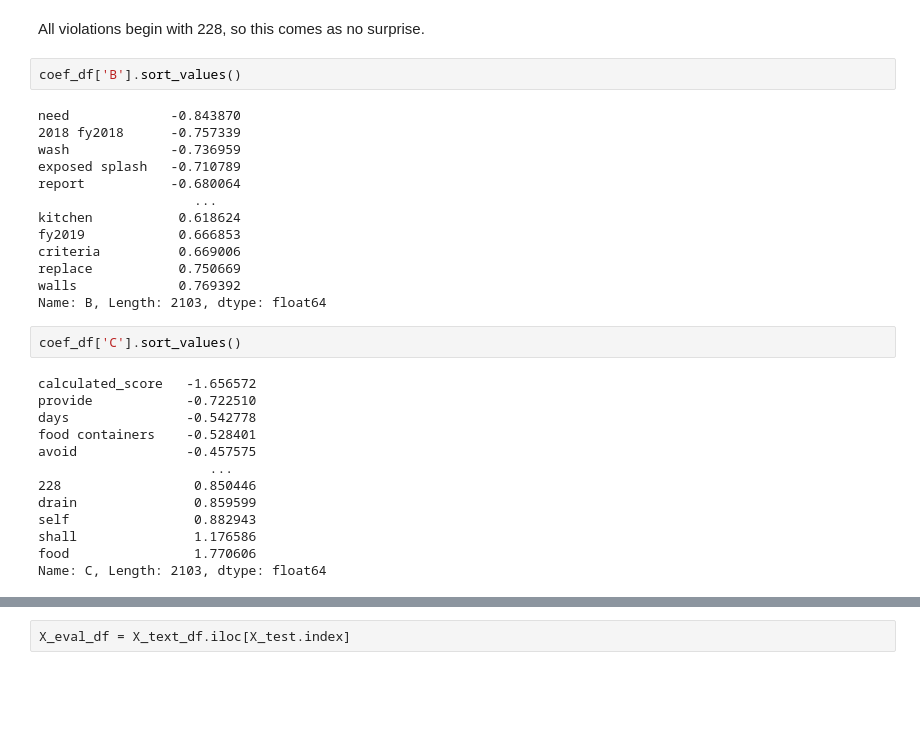
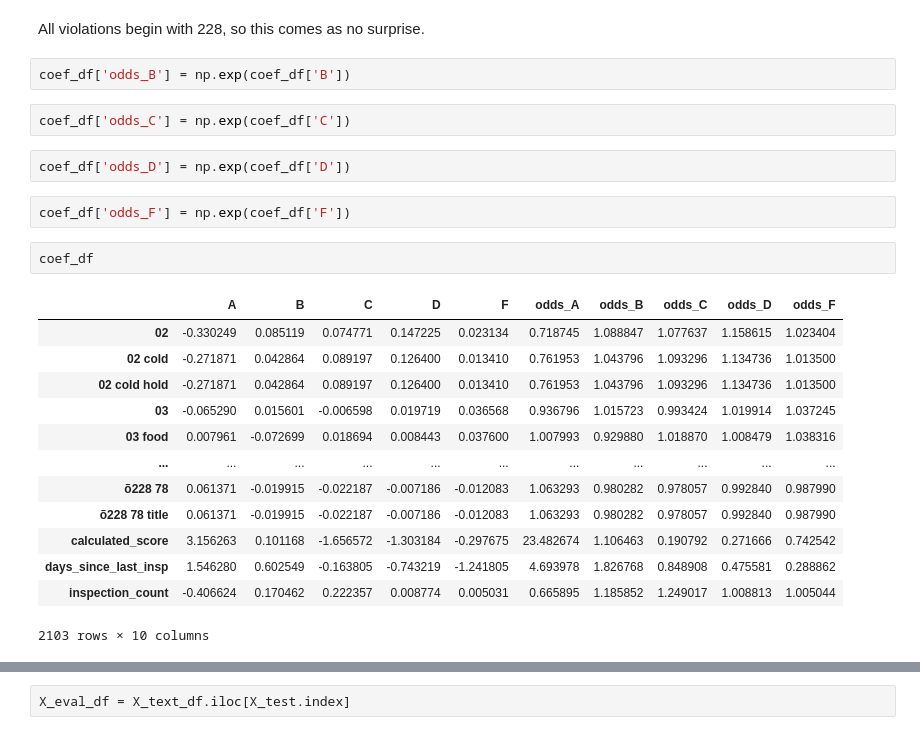
Before and after one commit to BLGreenspan/Capstone, a Jupyter notebook: Capstone Code.ipynb, the cells around one changed output, grey strips where cells are left out. Saved outputs shown, nothing was run; the diff lists cells and outputs as text; blank space fills up the shorter version.

```diff
--- a/Capstone Code.ipynb
+++ b/Capstone Code.ipynb
@@ -863,32 +877,26 @@ Name: A, dtype: float64
 # %% [markdown]
 All violations begin with 228, so this comes as no surprise.
+# %%
+coef_df['odds_B'] = np.exp(coef_df['B'])
+# %%
+coef_df['odds_C'] = np.exp(coef_df['C'])
+# %%
+coef_df['odds_D'] = np.exp(coef_df['D'])
+# %%
+coef_df['odds_F'] = np.exp(coef_df['F'])
 # %%
-coef_df['B'].sort_values()
+coef_df
 # %% [output]
+|  | A | B | C | D | F | odds_A | odds_B | odds_C | odds_D | odds_F |
+| 02 | -0.330249 | 0.085119 | 0.074771 | 0.147225 | 0.023134 | 0.718745 | 1.088847 | 1.077637 | 1.158615 | 1.023404 |
+| 02 cold | -0.271871 | 0.042864 | 0.089197 | 0.126400 | 0.013410 | 0.761953 | 1.043796 | 1.093296 | 1.134736 | 1.013500 |
+| 02 cold hold | -0.271871 | 0.042864 | 0.089197 | 0.126400 | 0.013410 | 0.761953 | 1.043796 | 1.093296 | 1.134736 | 1.013500 |
+| 03 | -0.065290 | 0.015601 | -0.006598 | 0.019719 | 0.036568 | 0.936796 | 1.015723 | 0.993424 | 1.019914 | 1.037245 |
+| 03 food | 0.007961 | -0.072699 | 0.018694 | 0.008443 | 0.037600 | 1.007993 | 0.929880 | 1.018870 | 1.008479 | 1.038316 |
+| ... | ... | ... | ... | ... | ... | ... | ... | ... | ... | ... |
+| õ228 78 | 0.061371 | -0.019915 | -0.022187 | -0.007186 | -0.012083 | 1.063293 | 0.980282 | 0.978057 | 0.992840 | 0.987990 |
+| õ228 78 title | 0.061371 | -0.019915 | -0.022187 | -0.007186 | -0.012083 | 1.063293 | 0.980282 | 0.978057 | 0.992840 | 0.987990 |
+| calculated_score | 3.156263 | 0.101168 | -1.656572 | -1.303184 | -0.297675 | 23.482674 | 1.106463 | 0.190792 | 0.271666 | 0.742542 |
+| days_since_last_insp | 1.546280 | 0.602549 | -0.163805 | -0.743219 | -1.241805 | 4.693978 | 1.826768 | 0.848908 | 0.475581 | 0.288862 |
+| inspection_count | -0.406624 | 0.170462 | 0.222357 | 0.008774 | 0.005031 | 0.665895 | 1.185852 | 1.249017 | 1.008813 | 1.005044 |
-need             -0.843870
-2018 fy2018      -0.757339
-wash             -0.736959
-exposed splash   -0.710789
-report           -0.680064
-                    ...
-kitchen           0.618624
-fy2019            0.666853
-criteria          0.669006
-replace           0.750669
-walls             0.769392
-Name: B, Length: 2103, dtype: float64
+2103 rows × 10 columns
-# %%
-coef_df['C'].sort_values()
-# %% [output]
-calculated_score   -1.656572
-provide            -0.722510
-days               -0.542778
-food containers    -0.528401
-avoid              -0.457575
-                      ...
-228                 0.850446
-drain               0.859599
-self                0.882943
-shall               1.176586
-food                1.770606
-Name: C, Length: 2103, dtype: float64
```
Also changed, not shown: parts of 25 cells of this notebook.
